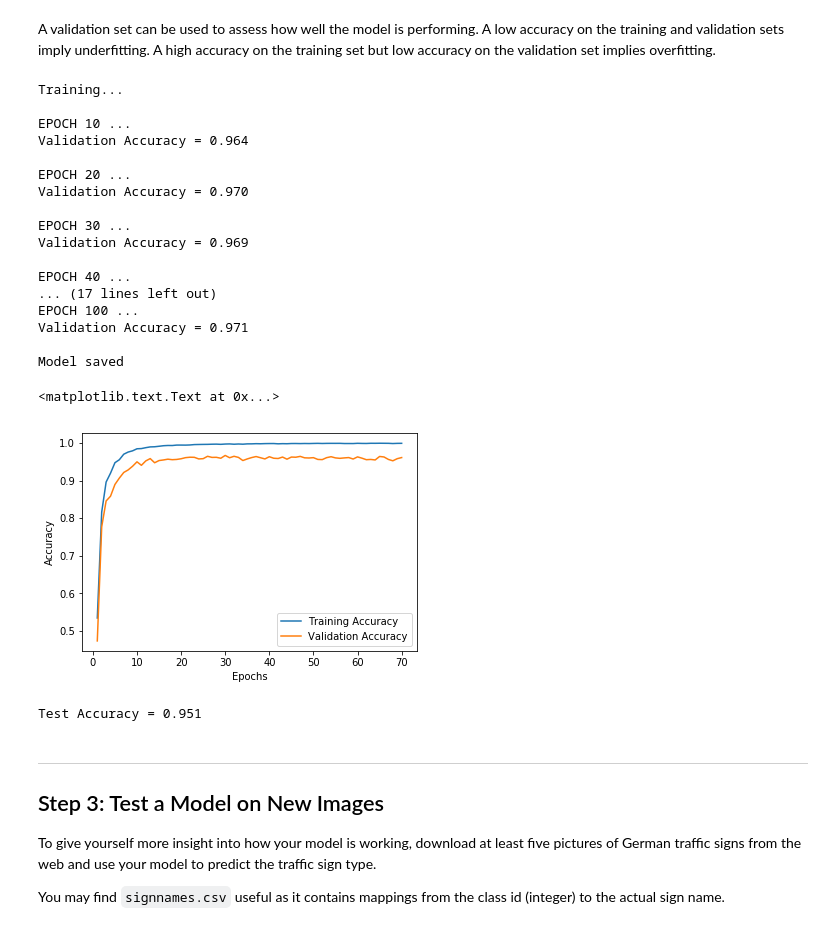
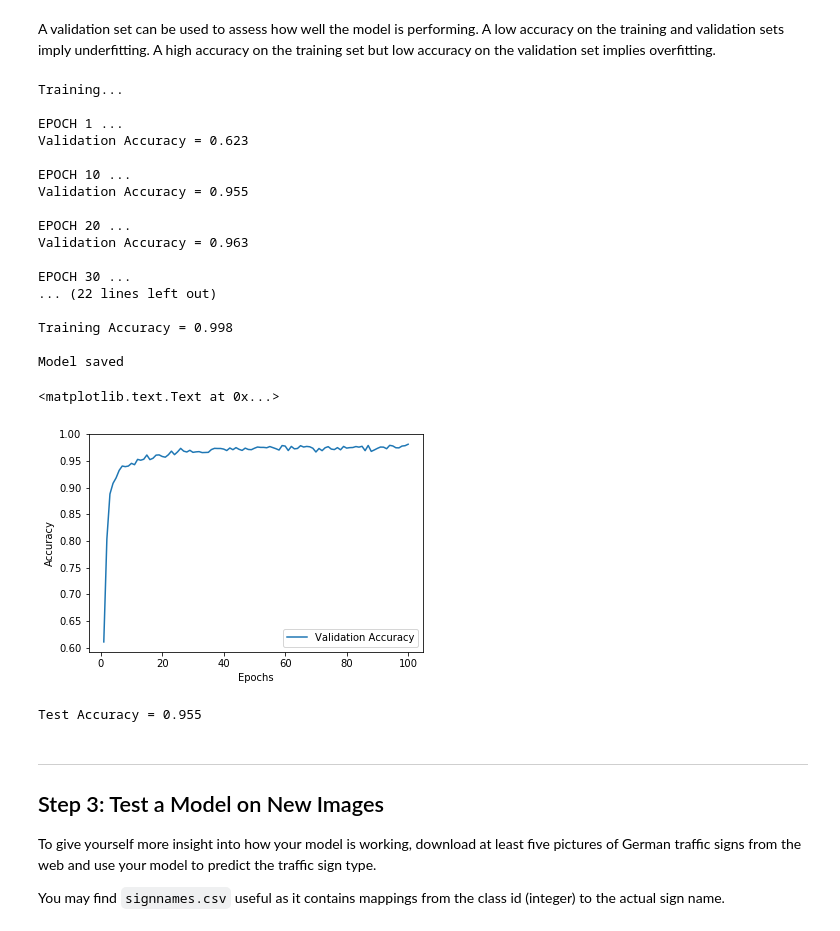
Before and after one commit to nins-k/CarND-Traffic-Sign-Classifier-Project, a Jupyter notebook: Traffic_Sign_Classifier.ipynb, the cells around one changed output. Saved outputs shown, nothing was run; the diff lists cells and outputs as text; code cells hidden in the pictures.

Commit message:
Accuracy 98

```diff
--- a/Traffic_Sign_Classifier.ipynb
+++ b/Traffic_Sign_Classifier.ipynb
@@ -278,7 +278,7 @@ def augment_data(training_images, training_labels, base=1000):
 
             # Generate five augmented images by altering the rotation and brightness
             for j in range(5):
-                imgcp = random_brightness(img, value_range=100)
+                imgcp = random_brightness(img, value_range=70)
                 imgcp = random_rotation(imgcp, angle_range=10)
                 aug_images.append(imgcp)
                 aug_labels.append(aug_class)
@@ -486,50 +484,48 @@ with tf.Session() as sess:
             sess.run(training_operation, feed_dict={x: batch_x, y: batch_y, keep_prob : 0.5})
 
         validation_accuracy = evaluate(X_valid, y_valid)
-        #training_accuracy = evaluate(X_train, y_train)
+        valid_accuracy_arr.append(validation_accuracy)
 
-        valid_accuracy_arr.append(validation_accuracy)
-        #train_accuracy_arr.append(training_accuracy)
-
-        if(i%10==0):
+        if(i%10==0 or i==1):
 
             print("EPOCH {} ...".format(i))
-            #print("Training Accuracy = {:.3f}".format(training_accuracy))
-
             print("Validation Accuracy = {:.3f}".format(validation_accuracy))
             print()
 
+    training_accuracy = evaluate(X_train, y_train)
+    print("Training Accuracy = {:.3f}".format(training_accuracy))
+    print()
+
     saver.save(sess, './covnet')
     print("Model saved")
 # %% [output]
 Training...
 
+EPOCH 1 ...
+Validation Accuracy = 0.623
+
 EPOCH 10 ...
-Validation Accuracy = 0.964
+Validation Accuracy = 0.955
 
 EPOCH 20 ...
-Validation Accuracy = 0.970
+Validation Accuracy = 0.963
 
 EPOCH 30 ...
-Validation Accuracy = 0.969
+... (22 lines left out)
 
-EPOCH 40 ...
-... (17 lines left out)
-EPOCH 100 ...
-Validation Accuracy = 0.971
+Training Accuracy = 0.998
 
 Model saved
 # %%
-#Display the final Validation and Training Accuracy
+#Display the final Validation Accuracy
 
-plt.plot(epochs_list, train_accuracy_arr)
 plt.plot(epochs_list, valid_accuracy_arr)
-plt.legend(("Training Accuracy", "Validation Accuracy"))
+plt.legend(("Validation Accuracy",), loc="lower right")
 plt.ylabel("Accuracy")
 plt.xlabel("Epochs")
 # %% [output]
 <matplotlib.text.Text at 0x...>
-[figure, old version]
+[figure, new version]
 # %%
 # Evaluation of the Test Accuracy
 
@@ -539,7 +535,7 @@ with tf.Session() as sess:
     test_accuracy = evaluate(X_test, y_test)
     print("Test Accuracy = {:.3f}".format(test_accuracy))
 # %% [output]
-Test Accuracy = 0.951
+Test Accuracy = 0.955
 # %% [markdown]
 ---
 
```
Also changed, not shown: parts of 4 cells of this notebook, 4 other files.
